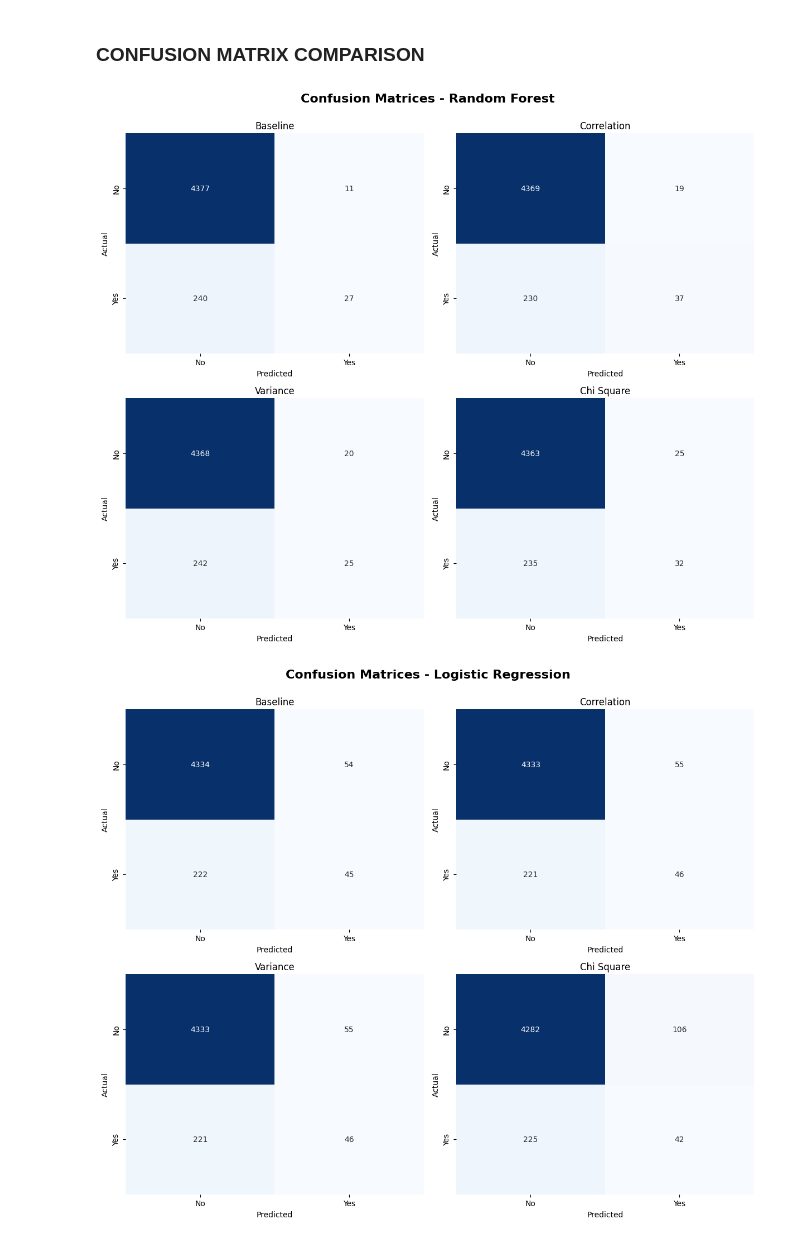
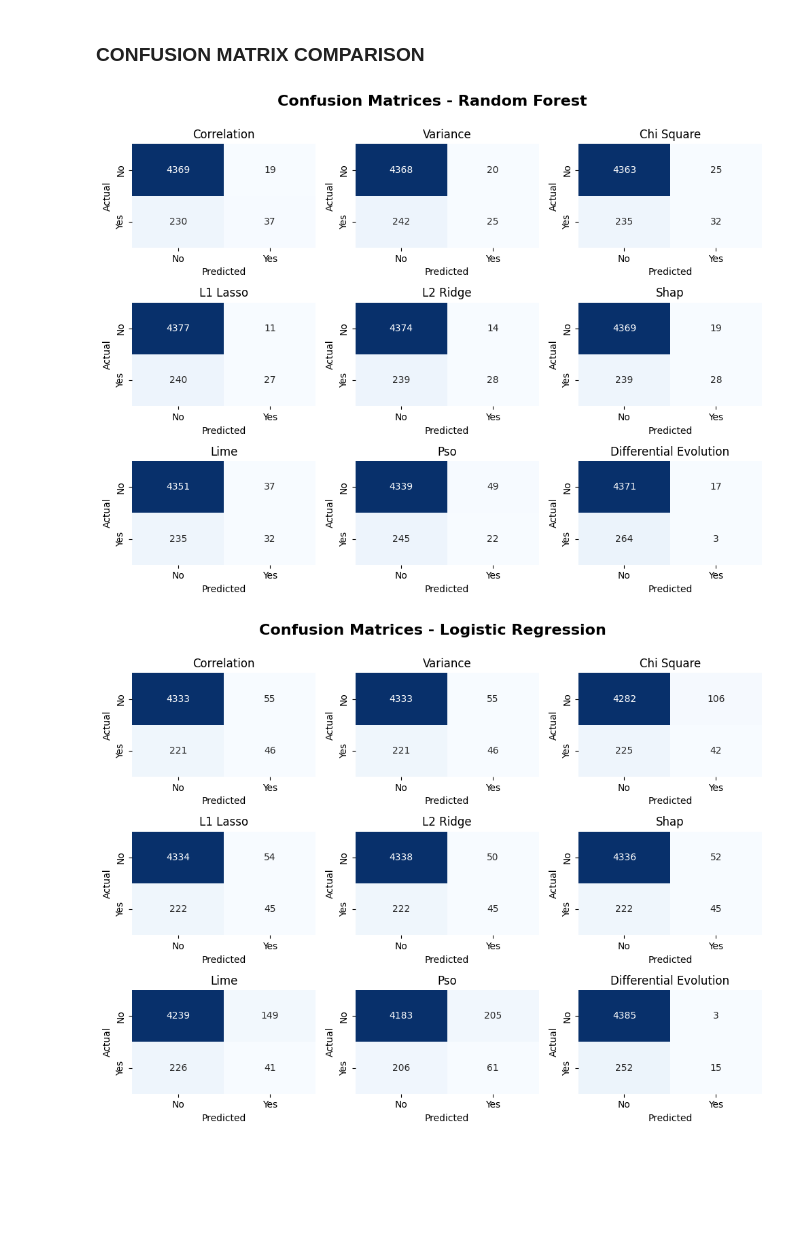
Before and after one commit to anitarazafi/feature-selection, a Jupyter notebook: notebooks/07_visualizations.ipynb, the cells around one changed output. Saved outputs shown, nothing was run; the diff lists cells and outputs as text; code cells hidden in the pictures; blank space fills up the shorter version.

```diff
--- a/notebooks/07_visualizations.ipynb
+++ b/notebooks/07_visualizations.ipynb
@@ -142,16 +152,3 @@ plot_pr_auc_comparison(methods, dataset, models, save_path)
-# %%
-def load_predictions(method, dataset, model):
-    """
-    Load saved predictions.
-    """
-    pred_file = COMPARISONS_DIR / "predictions" / f"{method}/{dataset}/{model}_predictions.json"
-    with open(pred_file, 'r') as f:
-        data = json.load(f)
-    return {
-        'y_true': np.array(data['y_true']),
-        'y_pred': np.array(data['y_pred']),
-        'y_pred_proba': np.array(data['y_pred_proba'])
-    }
 # %% [markdown]
 ### PR-AUC CURVE
 # %%
@@ -186,12 +183,11 @@ def plot_pr_curve(methods, dataset, model, save_path=None):
         plt.savefig(save_path, dpi=300, bbox_inches='tight')
     plt.show()
 # %%
-dataset = 'ibtracs.last3years'
-# methods = ['baseline', 'correlation', 'variance', 'chi_square', 'l1_lasso', 'l2_ridge', 'shap', 'lime', 'pso', 'de' ]
-methods = ['baseline', 'correlation', 'variance', 'chi_square',]
+methods = ['baseline', 'correlation', 'variance', 'chi_square',
+           'l1_lasso', 'l2_ridge', 'shap', 'lime', 'pso', 'differential_evolution' ]
 models = ['random_forest', 'logistic_regression', 'xgboost']
 for model_name in models:
-    save_path = Path(COMPARISONS_DIR / "plots" / f"pr_curve_{model_name}.png")
+    save_path = Path(RESULTS_DIR / dataset / "plots" / f"pr_curve_{model_name}.png")
     save_path.parent.mkdir(parents=True, exist_ok=True)
     plot_pr_curve(methods, dataset, model_name, save_path)
 # %% [output]
@@ -229,10 +196,0 @@ def plot_confusion_matrix(method, dataset, model, save_path=None):
-# %%
-dataset = 'ibtracs.last3years'
-# methods = ['baseline', 'correlation', 'variance', 'chi_square', 'l1_lasso', 'l2_ridge', 'shap', 'lime', 'pso', 'de' ]
-methods = ['baseline', 'correlation', 'variance', 'chi_square',]
-models = ['random_forest', 'logistic_regression', 'xgboost']
-for model_name in models:
-    for method in methods:
-        save_path = Path(COMPARISONS_DIR / "plots" / f"cm_{method}_{model_name}.png")
-        save_path.parent.mkdir(parents=True, exist_ok=True)
-        plot_confusion_matrix(method, dataset, model, save_path)
@@ -257,10 +202,10 @@ def plot_confusion_matrices_grid(methods, dataset, model, save_path=None):
     Plot confusion matrices for multiple methods in a grid.
     """
     n_methods = len(methods)
-    cols = 2
-    rows = (n_methods + 1) // 2
+    cols = 3
+    rows = (n_methods + 1) // 3
 
-    fig, axes = plt.subplots(rows, cols, figsize=(12, 5*rows))
+    fig, axes = plt.subplots(rows, cols, figsize=(10, 2.5*rows))
 
     # ALWAYS flatten, handle edge cases
     if rows * cols == 1:
@@ -303,14 +248,13 @@ def plot_confusion_matrices_grid(methods, dataset, model, save_path=None):
         plt.savefig(save_path, dpi=300, bbox_inches='tight')
     plt.show()
 # %%
-# methods = ['baseline', 'correlation', 'variance', 'chi_square', 'l1_lasso', 'l2_ridge', 'shap', 'lime', 'pso', 'de' ]
-methods = ['baseline', 'correlation', 'variance', 'chi_square',]
+methods = ['correlation', 'variance', 'chi_square',
+           'l1_lasso', 'l2_ridge', 'shap', 'lime', 'pso', 'differential_evolution' ]
 models = ['random_forest', 'logistic_regression', 'xgboost']
-dataset = 'ibtracs.last3years'
 for model_name in models:
-    save_path = Path(COMPARISONS_DIR / "plots" / f"cm_grid_{model_name}.png")
+    save_path = Path(RESULTS_DIR / dataset / "plots" / f"cm_grid_{model_name}.png")
     save_path.parent.mkdir(parents=True, exist_ok=True)
     plot_confusion_matrices_grid(methods, dataset, model_name, save_path)
 # %% [output]
-[figure, old version]
+[figure, new version]
-[figure, old version]
+[figure, new version]
```
Also changed, not shown: parts of 16 cells of this notebook, 2 other files.
